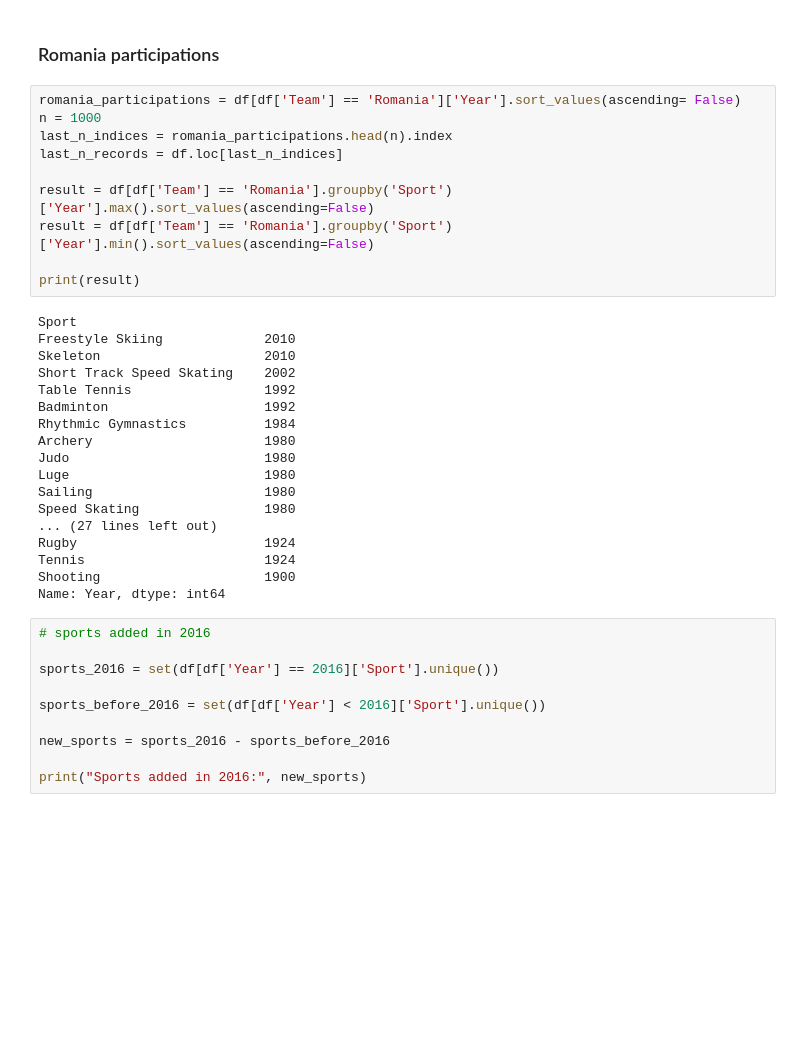
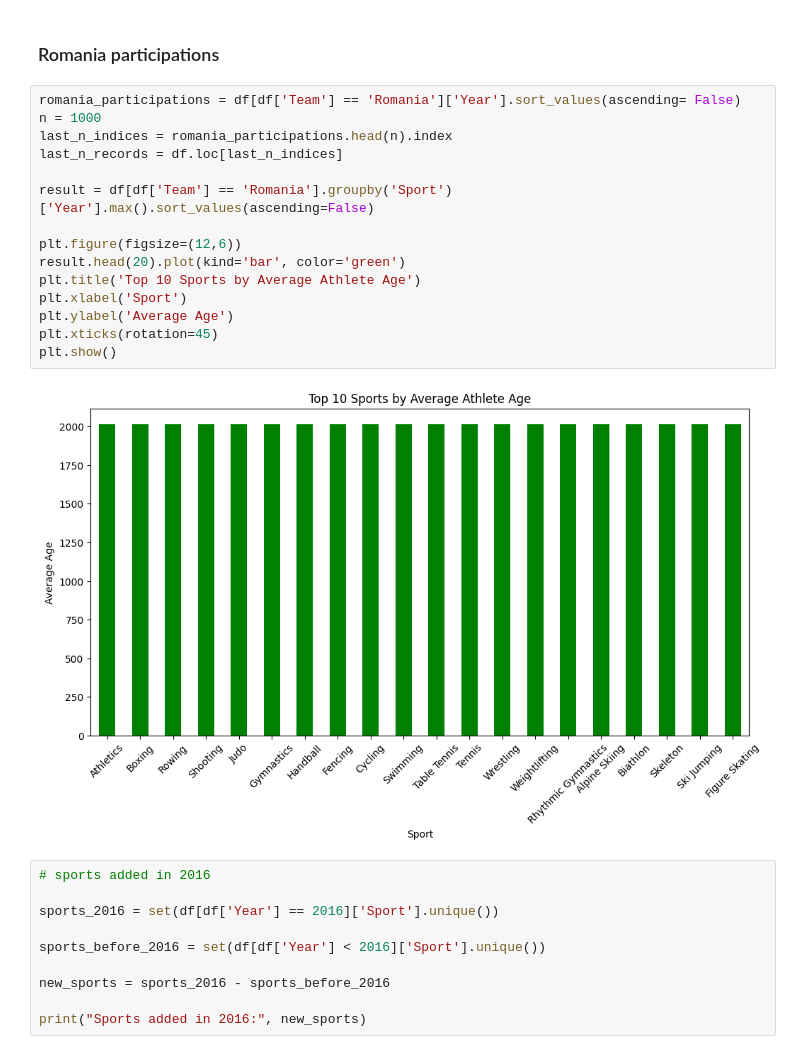
Before and after one commit to sergiu210106/UBB_WSL, a Jupyter notebook: second_year/ml/L2/L2.ipynb, the cells around one changed output. Cells and saved outputs as stored; diff of their text form; blank space fills up the shorter version.

```diff
--- a/second_year/ml/L2/L2.ipynb
+++ b/second_year/ml/L2/L2.ipynb
@@ -148,31 +148,20 @@ Name: count, dtype: int64
 # %%
 romania_participations = df[df['Team'] == 'Romania']['Year'].sort_values(ascending= False)
 n = 1000
 last_n_indices = romania_participations.head(n).index
 last_n_records = df.loc[last_n_indices]
 
 result = df[df['Team'] == 'Romania'].groupby('Sport')['Year'].max().sort_values(ascending=False)
-result = df[df['Team'] == 'Romania'].groupby('Sport')['Year'].min().sort_values(ascending=False)
 
-print(result)
+plt.figure(figsize=(12,6))
+result.head(20).plot(kind='bar', color='green')
+plt.title('Top 10 Sports by Average Athlete Age')
+plt.xlabel('Sport')
+plt.ylabel('Average Age')
+plt.xticks(rotation=45)
+plt.show()
 # %% [output]
-Sport
-Freestyle Skiing             2010
-Skeleton                     2010
-Short Track Speed Skating    2002
-Table Tennis                 1992
-Badminton                    1992
-Rhythmic Gymnastics          1984
-Archery                      1980
-Judo                         1980
-Luge                         1980
-Sailing                      1980
-Speed Skating                1980
-... (27 lines left out)
-Rugby                        1924
-Tennis                       1924
-Shooting                     1900
-Name: Year, dtype: int64
+[figure, added]
 # %%
 # sports added in 2016
 
```
Also changed, not shown: 16 other files.
